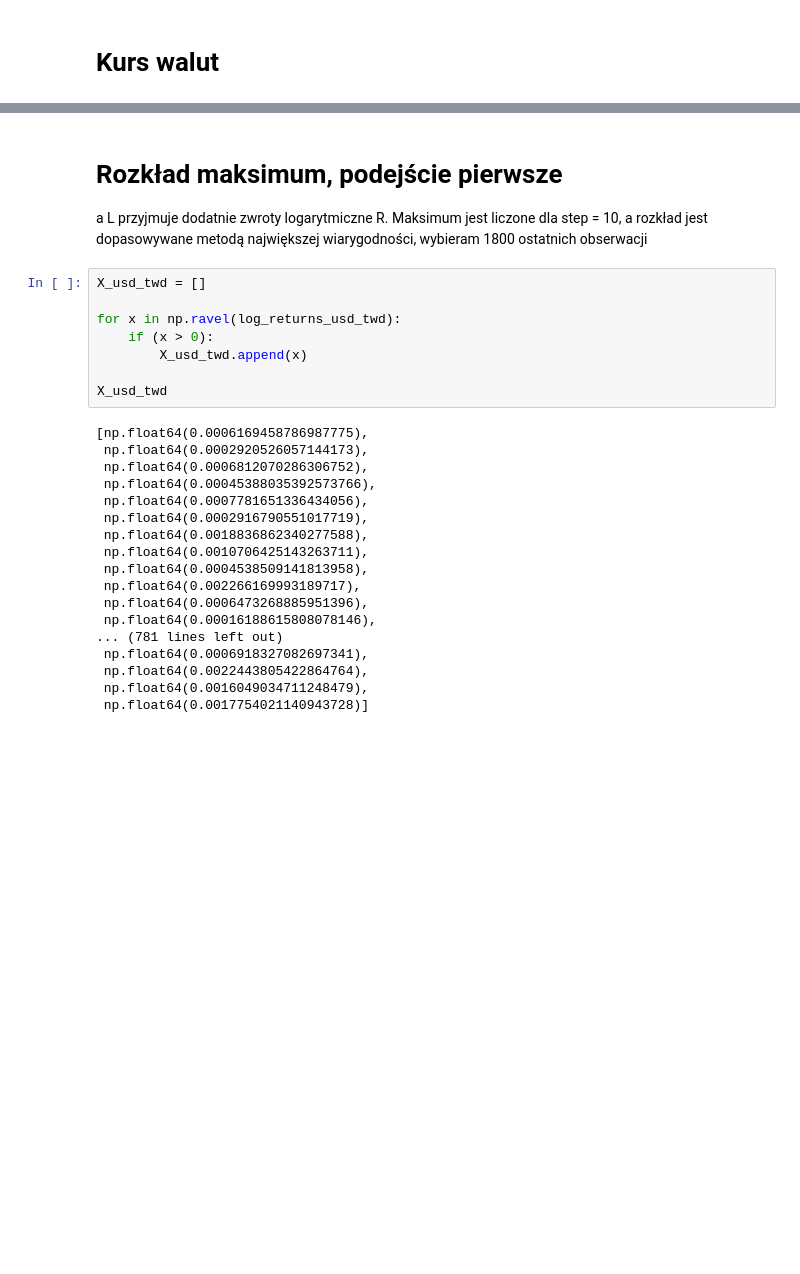
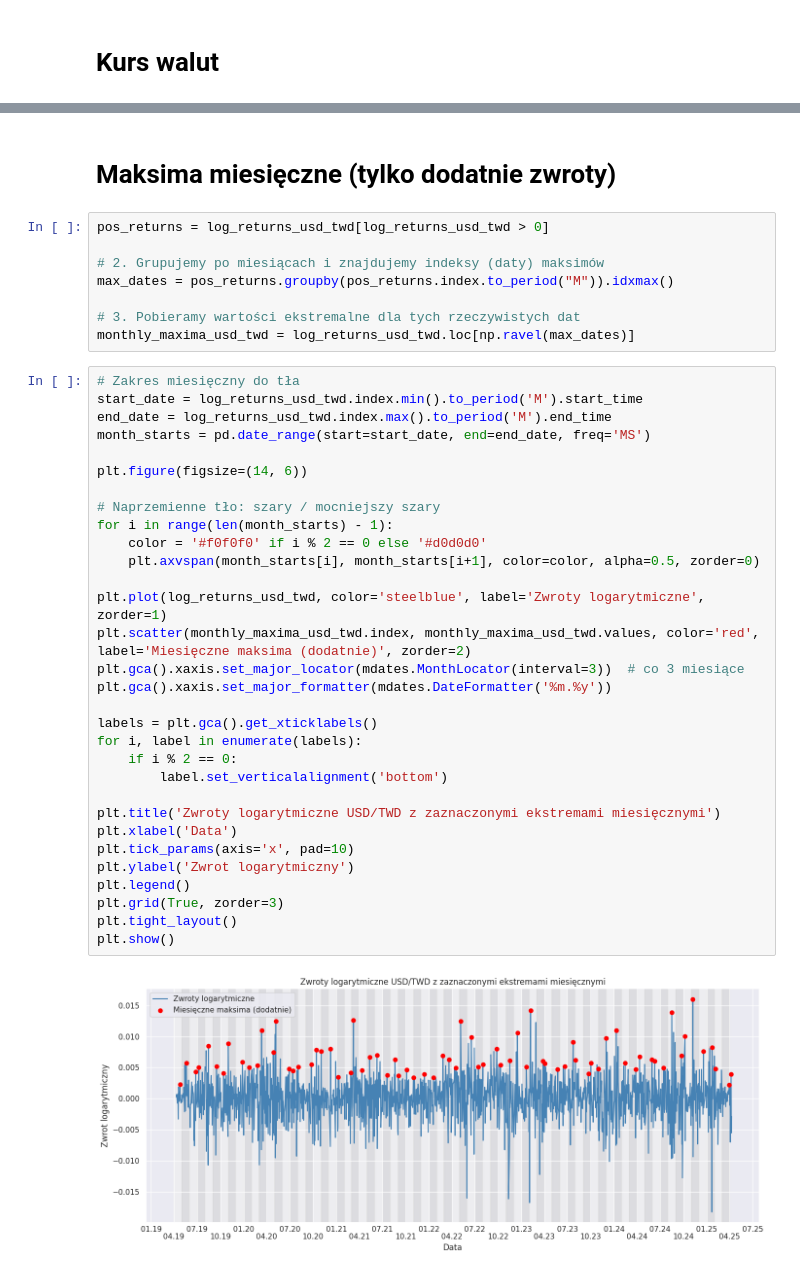
Before and after one commit to mathieuboro/nvidia_risk_management, a Jupyter notebook: maks.ipynb, the cells around one changed output, grey strips where cells are left out. Saved outputs shown, nothing was run; the diff lists cells and outputs as text; blank space fills up the shorter version.

```diff
--- a/maks.ipynb
+++ b/maks.ipynb
@@ -43,30 +43,43 @@ plt.show()
 # %% [markdown]
-# Rozkład maksimum, podejście pierwsze
-
-a L przyjmuje dodatnie zwroty logarytmiczne R. Maksimum jest liczone dla step = 10, a rozkład jest dopasowywane metodą największej wiarygodności, wybieram 1800 ostatnich obserwacji
+# Maksima miesięczne (tylko dodatnie zwroty)
 # %%
-X_usd_twd = []
+pos_returns = log_returns_usd_twd[log_returns_usd_twd > 0]
 
-for x in np.ravel(log_returns_usd_twd):
-    if (x > 0):
-        X_usd_twd.append(x)
+# 2. Grupujemy po miesiącach i znajdujemy indeksy (daty) maksimów
+max_dates = pos_returns.groupby(pos_returns.index.to_period("M")).idxmax()
 
-X_usd_twd
+# 3. Pobieramy wartości ekstremalne dla tych rzeczywistych dat
+monthly_maxima_usd_twd = log_returns_usd_twd.loc[np.ravel(max_dates)]
-# %% [output]
-[np.float64(0.0006169458786987775),
- np.float64(0.0002920526057144173),
- np.float64(0.0006812070286306752),
- np.float64(0.00045388035392573766),
- np.float64(0.0007781651336434056),
- np.float64(0.0002916790551017719),
- np.float64(0.0018836862340277588),
- np.float64(0.0010706425143263711),
- np.float64(0.0004538509141813958),
- np.float64(0.002266169993189717),
- np.float64(0.0006473268885951396),
- np.float64(0.00016188615808078146),
-... (781 lines left out)
- np.float64(0.0006918327082697341),
- np.float64(0.0022443805422864764),
- np.float64(0.0016049034711248479),
- np.float64(0.0017754021140943728)]
+# %%
+# Zakres miesięczny do tła
+start_date = log_returns_usd_twd.index.min().to_period('M').start_time
+end_date = log_returns_usd_twd.index.max().to_period('M').end_time
+month_starts = pd.date_range(start=start_date, end=end_date, freq='MS')
+
+plt.figure(figsize=(14, 6))
+
+# Naprzemienne tło: szary / mocniejszy szary
+for i in range(len(month_starts) - 1):
+    color = '#f0f0f0' if i % 2 == 0 else '#d0d0d0'
+    plt.axvspan(month_starts[i], month_starts[i+1], color=color, alpha=0.5, zorder=0)
+
+plt.plot(log_returns_usd_twd, color='steelblue', label='Zwroty logarytmiczne', zorder=1)
+plt.scatter(monthly_maxima_usd_twd.index, monthly_maxima_usd_twd.values, color='red', label='Miesięczne maksima (dodatnie)', zorder=2)
+plt.gca().xaxis.set_major_locator(mdates.MonthLocator(interval=3))  # co 3 miesiące
+plt.gca().xaxis.set_major_formatter(mdates.DateFormatter('%m.%y'))
+
+labels = plt.gca().get_xticklabels()
+for i, label in enumerate(labels):
+    if i % 2 == 0:
+        label.set_verticalalignment('bottom')
+
+plt.title('Zwroty logarytmiczne USD/TWD z zaznaczonymi ekstremami miesięcznymi')
+plt.xlabel('Data')
+plt.tick_params(axis='x', pad=10)
+plt.ylabel('Zwrot logarytmiczny')
+plt.legend()
+plt.grid(True, zorder=3)
+plt.tight_layout()
+plt.show()
+# %% [output]
+[figure, added]
```
Also changed, not shown: parts of 23 cells of this notebook.
